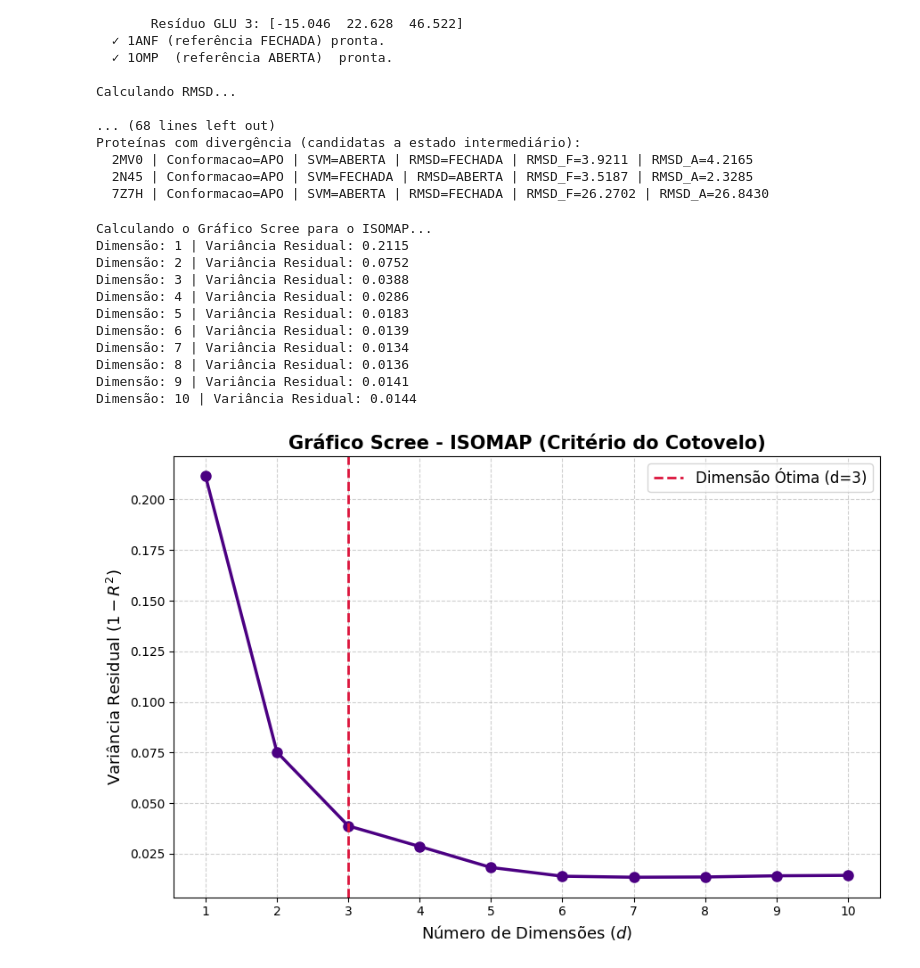
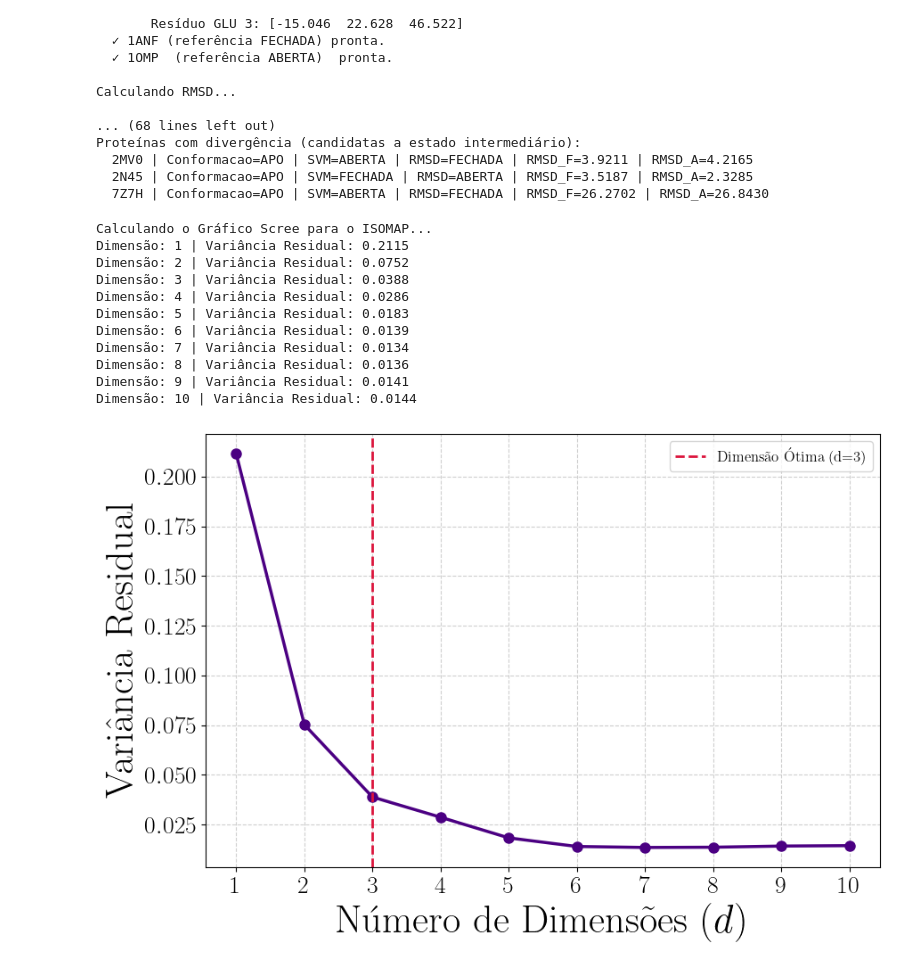
Before and after one commit to AnthonyMrqs/Analise-Topologica-de-Dados, a Jupyter notebook: aplicacoes.ipynb, the cells around one changed output. Saved outputs shown, nothing was run; the diff lists cells and outputs as text; code cells hidden in the pictures.

```diff
--- a/aplicacoes.ipynb
+++ b/aplicacoes.ipynb
@@ -1878,6 +1878,12 @@ import matplotlib.pyplot as plt
 from sklearn.manifold import Isomap
 from scipy.spatial.distance import pdist, squareform
 from scipy.stats import pearsonr
+
+plt.rcParams.update({
+    "text.usetex": True,
+    "font.family": "serif",
+    "font.serif": ["Computer Modern Roman"]
+})
 
 # =====================================================================
 # 1. SIMULAÇÃO DOS DADOS (Substitua pela sua matriz do ProDy)
@@ -1940,36 +1946,37 @@ for d in dimensions:
     print(f"Dimensão: {d} | Variância Residual: {res_var:.4f}")
 
 # =====================================================================
 # 4. PLOTAGEM DO GRÁFICO SCREE
 # =====================================================================
 plt.figure(figsize=(9, 6))
 plt.plot(dimensions, residual_variances, marker='o', linestyle='-', color='indigo', linewidth=2.5, markersize=8)
 
-plt.title('Gráfico Scree - ISOMAP (Critério do Cotovelo)', fontsize=15, fontweight='bold')
-plt.xlabel('Número de Dimensões ($d$)', fontsize=13)
-plt.ylabel('Variância Residual ($1 - R^2$)', fontsize=13)
-plt.xticks(dimensions)
+# plt.title('Gráfico Scree - ISOMAP', fontsize=40, fontweight='bold')
+plt.xlabel('Número de Dimensões ($d$)', fontsize=32)
+plt.ylabel('Variância Residual', fontsize=32)
 plt.grid(True, linestyle='--', alpha=0.6)
+plt.xticks(dimensions, fontsize=20)  # Aplica o tamanho 30 nos números do eixo X
+plt.yticks(fontsize=20)
 
 # Destacar a dimensão d=3 (Onde o artigo diz que o cotovelo ocorre para a MBP)
 plt.axvline(x=3, color='crimson', linestyle='--', label='Dimensão Ótima (d=3)', linewidth=2)
 
 plt.legend(fontsize=12)
 plt.tight_layout()
 
 # Salva a imagem em alta qualidade para você colocar na sua monografia!
-plt.savefig("grafico_scree_isomap.png", dpi=300)
+# plt.savefig("grafico_scree_isomap.png", dpi=300)
 plt.show()
 # %% [output]
 Calculando o Gráfico Scree para o ISOMAP...
 Dimensão: 1 | Variância Residual: 0.2115
 Dimensão: 2 | Variância Residual: 0.0752
 Dimensão: 3 | Variância Residual: 0.0388
 Dimensão: 4 | Variância Residual: 0.0286
 Dimensão: 5 | Variância Residual: 0.0183
 Dimensão: 6 | Variância Residual: 0.0139
 Dimensão: 7 | Variância Residual: 0.0134
 Dimensão: 8 | Variância Residual: 0.0136
 Dimensão: 9 | Variância Residual: 0.0141
 Dimensão: 10 | Variância Residual: 0.0144
-[figure, old version]
+[figure, new version]
```
Also changed, not shown: 12 other files.
